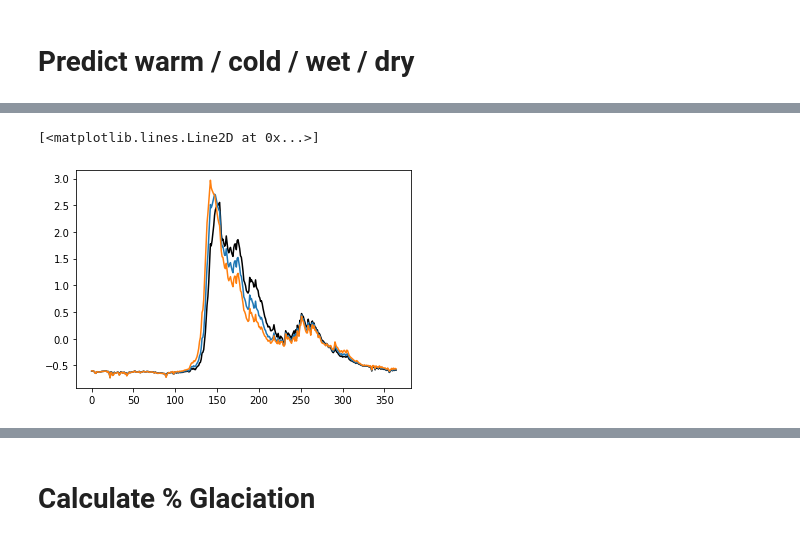
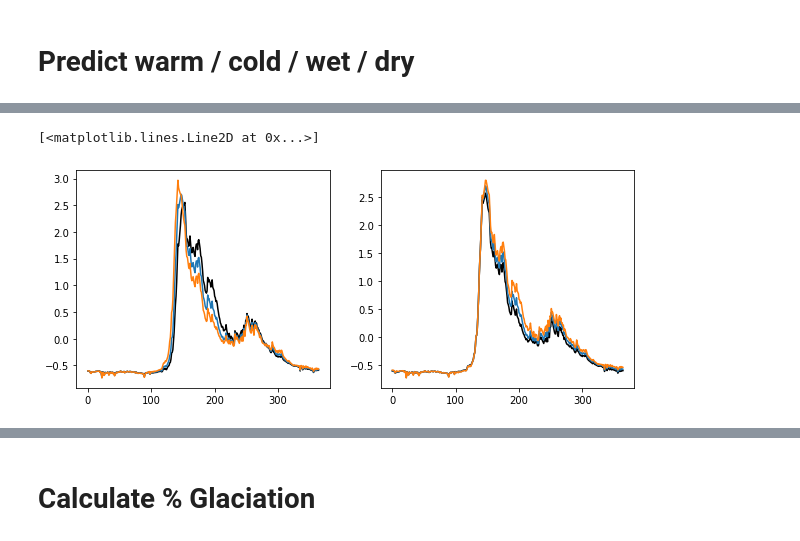
Before and after one commit to andersonsam/cnn_lstm_interpret, a Jupyter notebook: glacier_PC_space.ipynb, the cells around one changed output, grey strips where cells are left out. Drawn from its saved outputs; the diff is of its cells as text; code cells hidden in the pictures.

```diff
--- a/glacier_PC_space.ipynb
+++ b/glacier_PC_space.ipynb
@@ -1239,10 +1349,45 @@ if saveIt:
+# %%
+#format in one place
+
+y_train_predict_Tperturbs = np.zeros((Ntrain-365,Nstations,Nperturbs_T))
+y_val_predict_Tperturbs = np.zeros((Nval,Nstations,Nperturbs_T))
+y_test_predict_Tperturbs = np.zeros((Ntest,Nstations,Nperturbs_T))
+y_train_predict_Pperturbs = np.zeros((Ntrain-365,Nstations,Nperturbs_P))
+y_val_predict_Pperturbs = np.zeros((Nval,Nstations,Nperturbs_P))
+y_test_predict_Pperturbs = np.zeros((Ntest,Nstations,Nperturbs_P))
+
+y_train_predict_Tperturbs[:,stationInds_south,:] = y_train_predict_Tperturbs_south
+y_train_predict_Tperturbs[:,stationInds_north,:] = y_train_predict_Tperturbs_north
+
+y_val_predict_Tperturbs[:,stationInds_south,:] = y_val_predict_Tperturbs_south
+y_val_predict_Tperturbs[:,stationInds_north,:] = y_val_predict_Tperturbs_north
+
+y_test_predict_Tperturbs[:,stationInds_south,:] = y_test_predict_Tperturbs_south
+y_test_predict_Tperturbs[:,stationInds_north,:] = y_test_predict_Tperturbs_north
+
+y_train_predict_Pperturbs[:,stationInds_south,:] = y_train_predict_Pperturbs_south
+y_train_predict_Pperturbs[:,stationInds_north,:] = y_train_predict_Pperturbs_north
+
+y_val_predict_Pperturbs[:,stationInds_south,:] = y_val_predict_Pperturbs_south
+y_val_predict_Pperturbs[:,stationInds_north,:] = y_val_predict_Pperturbs_north
+
+y_test_predict_Pperturbs[:,stationInds_south,:] = y_test_predict_Pperturbs_south
+y_test_predict_Pperturbs[:,stationInds_north,:] = y_test_predict_Pperturbs_north
 # %%
 station = 0
 days = np.arange(365)
 
-plt.plot(y_test_predict_Tperturbs_north[days,station,0], 'k')
-plt.plot(y_test_predict_Tperturbs_north[days,station,1])
-plt.plot(y_test_predict_Tperturbs_north[days,station,2])
+plt.figure(figsize = (10,4))
+
+plt.subplot(121)
+plt.plot(y_test_predict_Tperturbs[days,station,0], 'k')
+plt.plot(y_test_predict_Tperturbs[days,station,1])
+plt.plot(y_test_predict_Tperturbs[days,station,2])
+
+plt.subplot(122)
+plt.plot(y_test_predict_Pperturbs[days,station,0], 'k')
+plt.plot(y_test_predict_Pperturbs[days,station,1])
+plt.plot(y_test_predict_Pperturbs[days,station,2])
 # %% [output]
 [<matplotlib.lines.Line2D at 0x...>]
-[figure, old version]
+[figure, new version]
```
Also changed, not shown: parts of 71 cells of this notebook.
